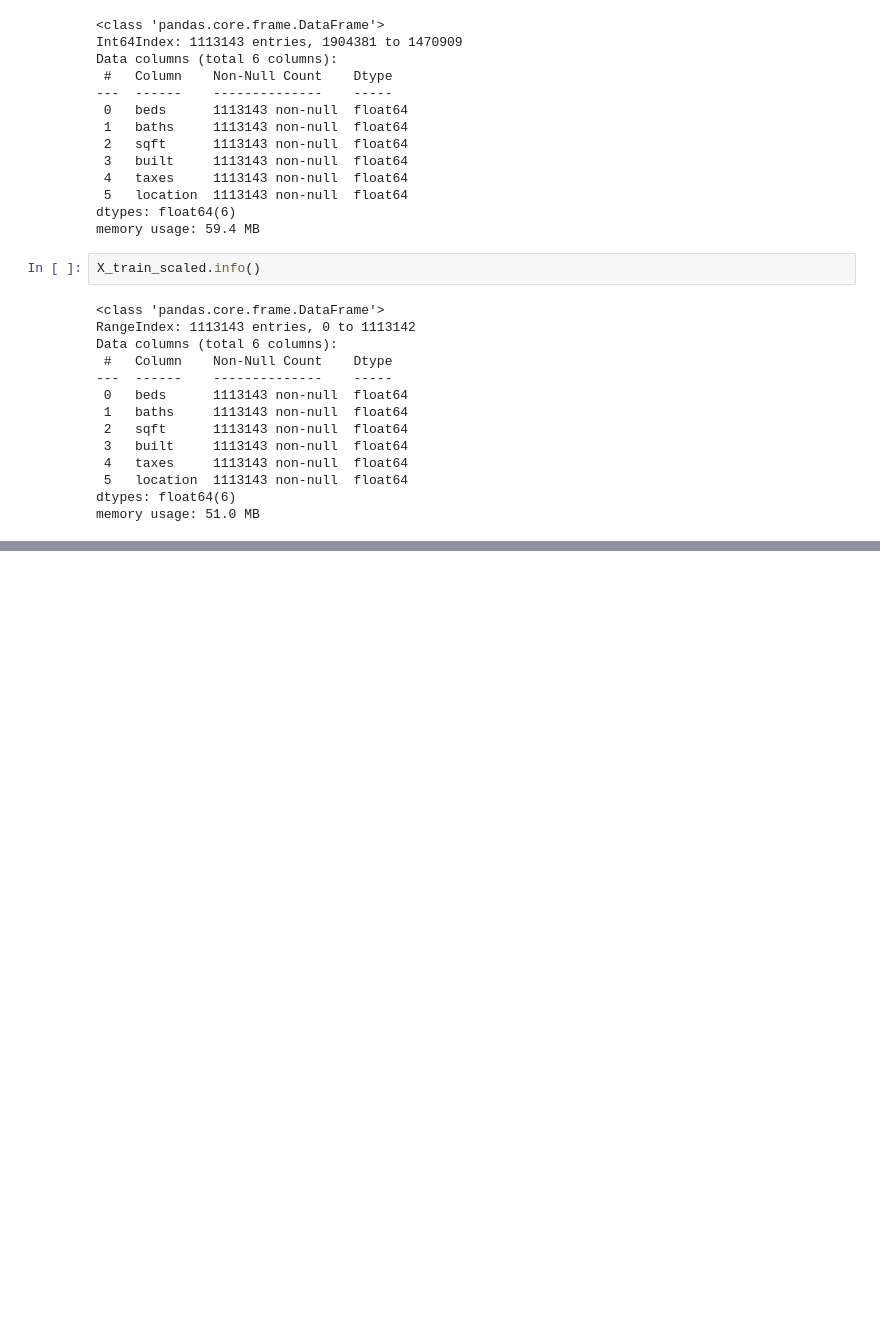
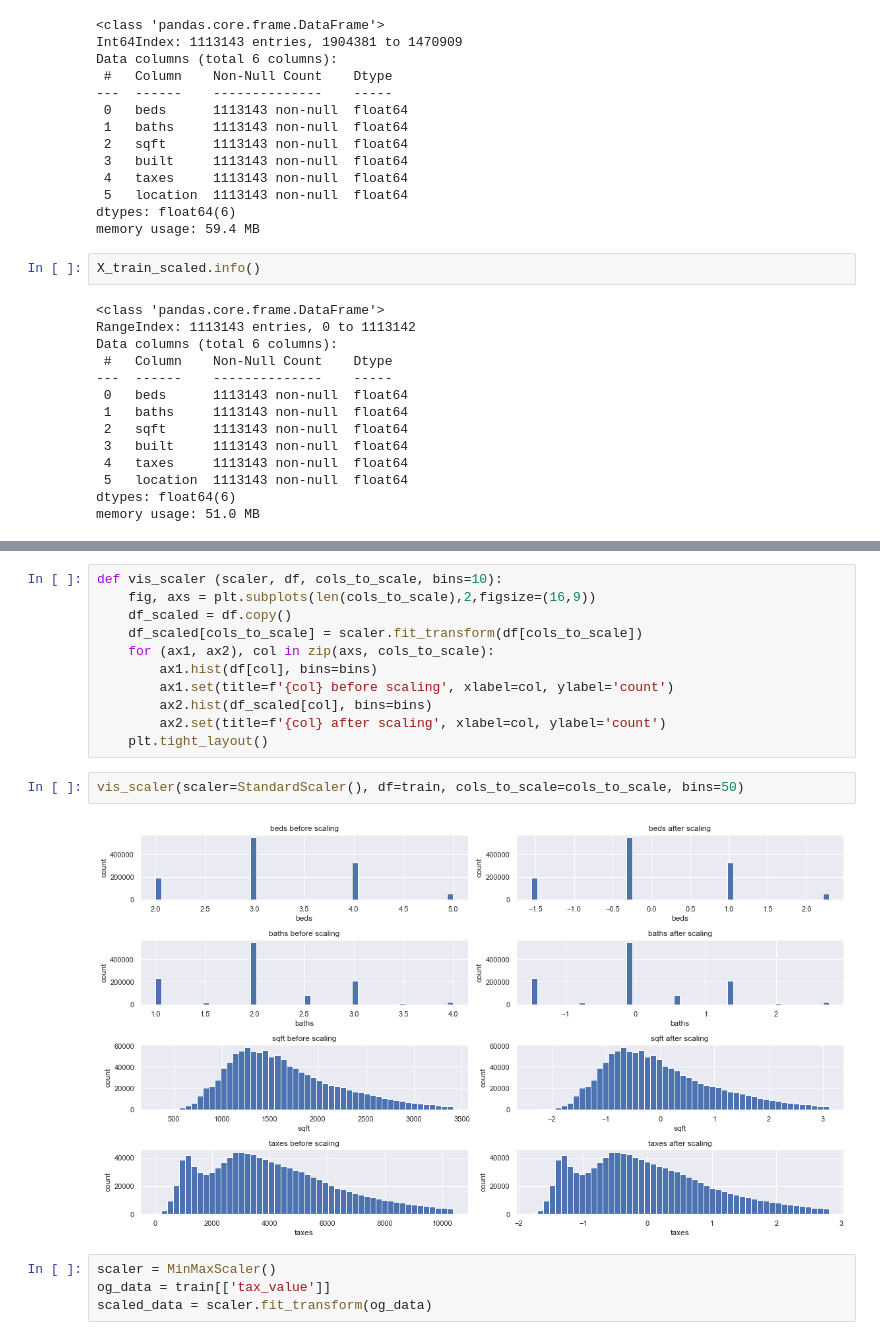
Before and after one commit to morgancross2/regression-exercises, a Jupyter notebook: scaling.ipynb, the cells around one changed output, grey strips where cells are left out. Drawn from its saved outputs; the diff is of its cells as text; blank space fills up the shorter version.

```diff
--- a/scaling.ipynb
+++ b/scaling.ipynb
@@ -251,0 +279,19 @@ memory usage: 51.0 MB
+# %%
+def vis_scaler (scaler, df, cols_to_scale, bins=10):
+    fig, axs = plt.subplots(len(cols_to_scale),2,figsize=(16,9))
+    df_scaled = df.copy()
+    df_scaled[cols_to_scale] = scaler.fit_transform(df[cols_to_scale])
+    for (ax1, ax2), col in zip(axs, cols_to_scale):
+        ax1.hist(df[col], bins=bins)
+        ax1.set(title=f'{col} before scaling', xlabel=col, ylabel='count')
+        ax2.hist(df_scaled[col], bins=bins)
+        ax2.set(title=f'{col} after scaling', xlabel=col, ylabel='count')
+    plt.tight_layout()
+# %%
+vis_scaler(scaler=StandardScaler(), df=train, cols_to_scale=cols_to_scale, bins=50)
+# %% [output]
+[figure, added]
+# %%
+scaler = MinMaxScaler()
+og_data = train[['tax_value']]
+scaled_data = scaler.fit_transform(og_data)
```
Also changed, not shown: parts of 16 cells of this notebook, 1 other file.
